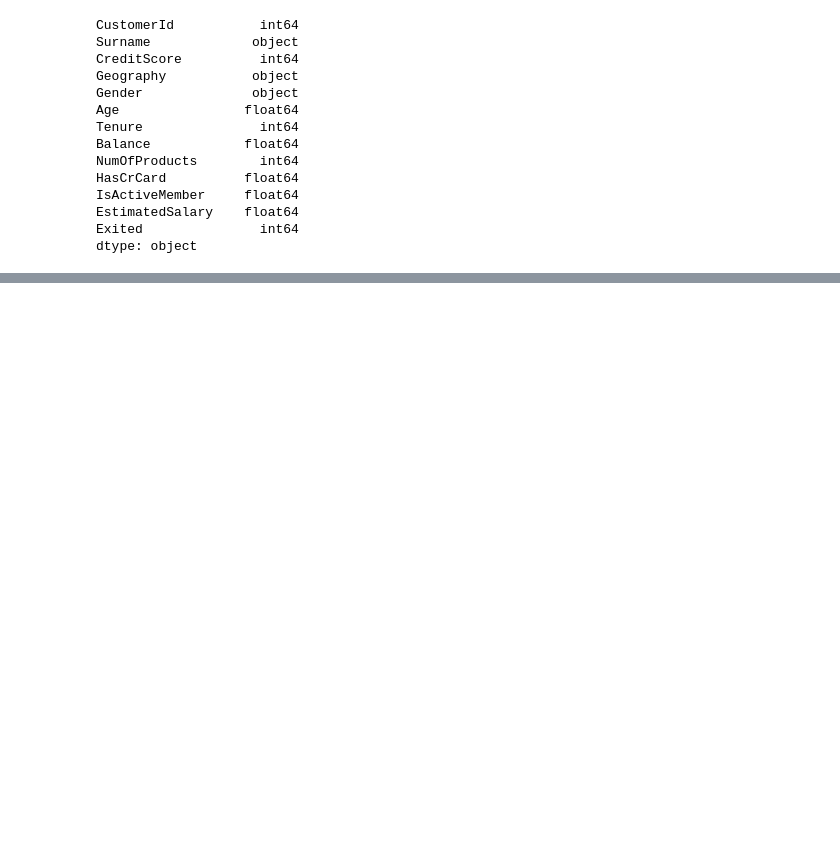
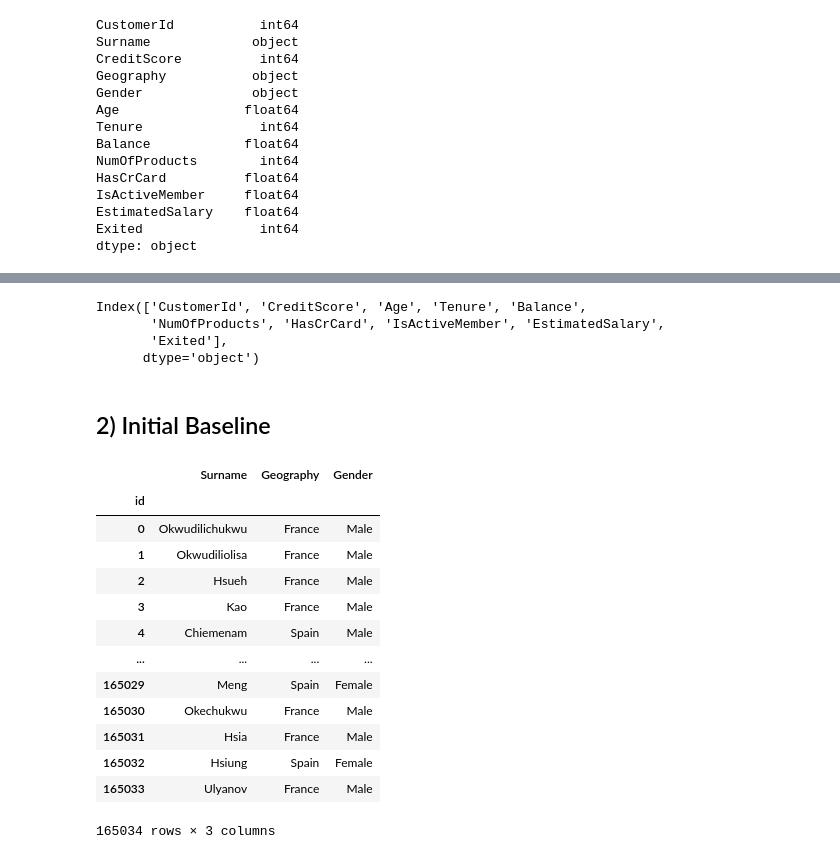
Before and after one commit to RuiFSP/Kaggle, a Jupyter notebook: Playground_Series_S4/1-Binary Classification with a Bank Churn Dataset/bank_churn.ipynb, the cells around one changed output, grey strips where cells are left out. Saved outputs shown, nothing was run; the diff lists cells and outputs as text; code cells hidden in the pictures; blank space fills up the shorter version.

```diff
--- a/Playground_Series_S4/1-Binary Classification with a Bank Churn Dataset/bank_churn.ipynb
+++ b/Playground_Series_S4/1-Binary Classification with a Bank Churn Dataset/bank_churn.ipynb
@@ -144,0 +238,9 @@ dtype: object
+# %%
+train.select_dtypes(exclude='object').columns
+# %% [output]
+Index(['CustomerId', 'CreditScore', 'Age', 'Tenure', 'Balance',
+       'NumOfProducts', 'HasCrCard', 'IsActiveMember', 'EstimatedSalary',
+       'Exited'],
+      dtype='object')
+# %% [markdown]
+## 2) Initial Baseline
@@ -144,0 +260,18 @@ dtype: object
+# %%
+## categorical features
+train.select_dtypes(include='object')
+# %% [output]
+|  | Surname | Geography | Gender |
+| id |  |  |  |
+| 0 | Okwudilichukwu | France | Male |
+| 1 | Okwudiliolisa | France | Male |
+| 2 | Hsueh | France | Male |
+| 3 | Kao | France | Male |
+| 4 | Chiemenam | Spain | Male |
+| ... | ... | ... | ... |
+| 165029 | Meng | Spain | Female |
+| 165030 | Okechukwu | France | Male |
+| 165031 | Hsia | France | Male |
+| 165032 | Hsiung | Spain | Female |
+| 165033 | Ulyanov | France | Male |
+165034 rows × 3 columns
```
Also changed, not shown: parts of 23 cells of this notebook, 1 other file.
